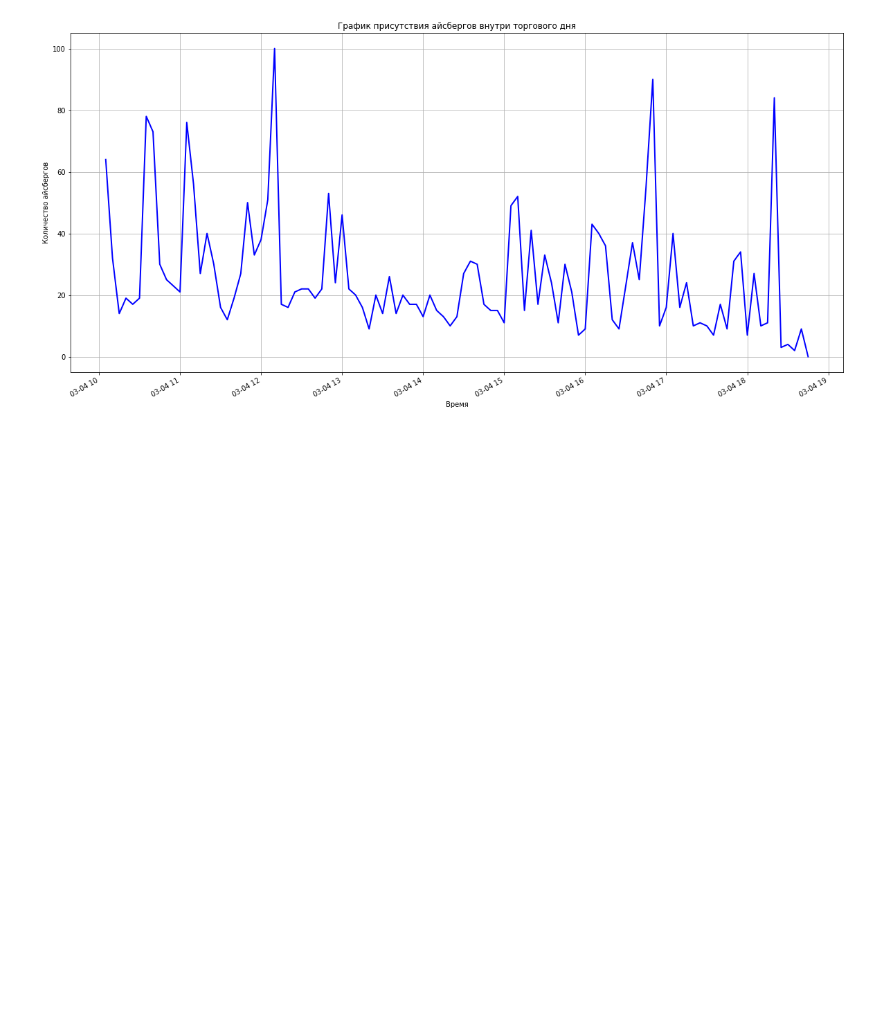
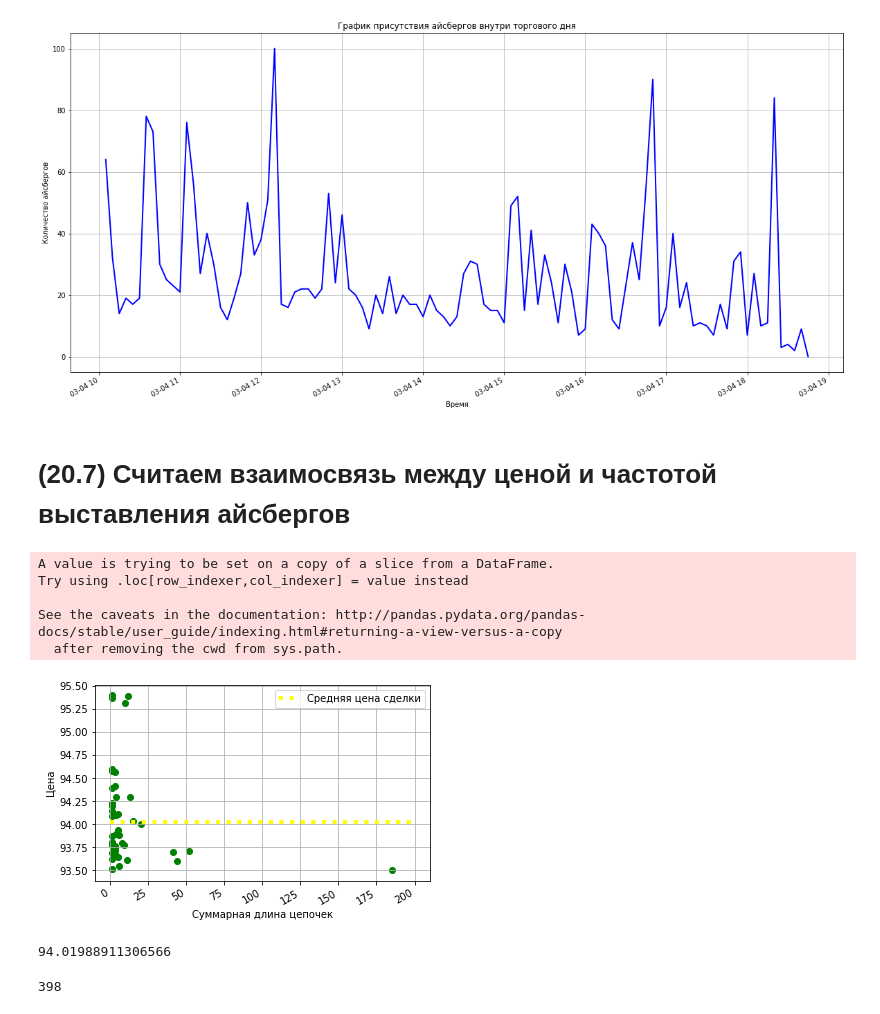
Before and after one commit to katya-luzina/master_thesis, a Jupyter notebook: 6. Расчет присутствия айсбергов внутри дня.ipynb, the cells around one changed output. Cells and saved outputs as stored; diff of their text form; code cells hidden in the pictures; blank space fills up the shorter version.

```diff
--- a/6. Расчет присутствия айсбергов внутри дня.ipynb
+++ b/6. Расчет присутствия айсбергов внутри дня.ipynb
@@ -195,3 +196,49 @@ plt.gcf().autofmt_xdate()
 plt.show()
 # %% [output]
 [figure]
+# %% [markdown]
+# (20.7) Считаем взаимосвязь между ценой и частотой выставления айсбергов
+# %%
+ticker = 'ALRS'
+date = 20190304
+# %%
+# отбираем данные по цепочкам по инструменту
+all_day_chain_day_instr = all_day_chain[(all_day_chain['DATE'] == date) & (all_day_chain['TICKER'] == ticker)]
+# %%
+# считаем суммарную длину цепочек на каждом уровне цены
+sum_per_price = np.round(all_day_chain_day_instr.pivot_table(index = 'PRICE', aggfunc = sum),1).reset_index()
+# %%
+# считаем среднюю цену сделки за день
+orders_instr = orders[orders.SECCODE == ticker]
+total_trade_vol = orders_instr[(orders_instr.ACTION == 2)]['VOLUME'].sum()
+orders_instr['VALUE'] = orders_instr['TRADEPRICE']*orders_instr['VOLUME']
+total_trade_value = orders_instr['VALUE'].sum()
+mean_trade_price = total_trade_value/total_trade_vol
+# %% [output]
+A value is trying to be set on a copy of a slice from a DataFrame.
+Try using .loc[row_indexer,col_indexer] = value instead
+
+See the caveats in the documentation: http://pandas.pydata.org/pandas-docs/stable/user_guide/indexing.html#returning-a-view-versus-a-copy
+  after removing the cwd from sys.path.
+# %%
+# добавляем среднюю цену сделки по инструменту на график цена - количество цепочек
+fig, ax = plt.subplots()
+plt.grid()
+#plt.title('Прирост айсберг-заявок')
+plt.xlabel('Суммарная длина цепочек')
+plt.ylabel('Цена')
+ax.scatter(sum_per_price.LENGTH, sum_per_price.PRICE, linestyle = '-', linewidth = 1, color = 'green')
+ax.hlines(mean_trade_price, 0, 200, linestyle = ':', linewidth = 4, color = 'yellow', label = 'Средняя цена сделки')
+ax.legend()
+plt.gcf().autofmt_xdate()
+plt.show()
+# %% [output]
+[figure, added]
+# %%
+mean_trade_price
+# %% [output]
+94.01988911306566
+# %%
+len(all_day_chain_day_instr)
+# %% [output]
+398
```
Also changed, not shown: parts of 1 cell of this notebook.
